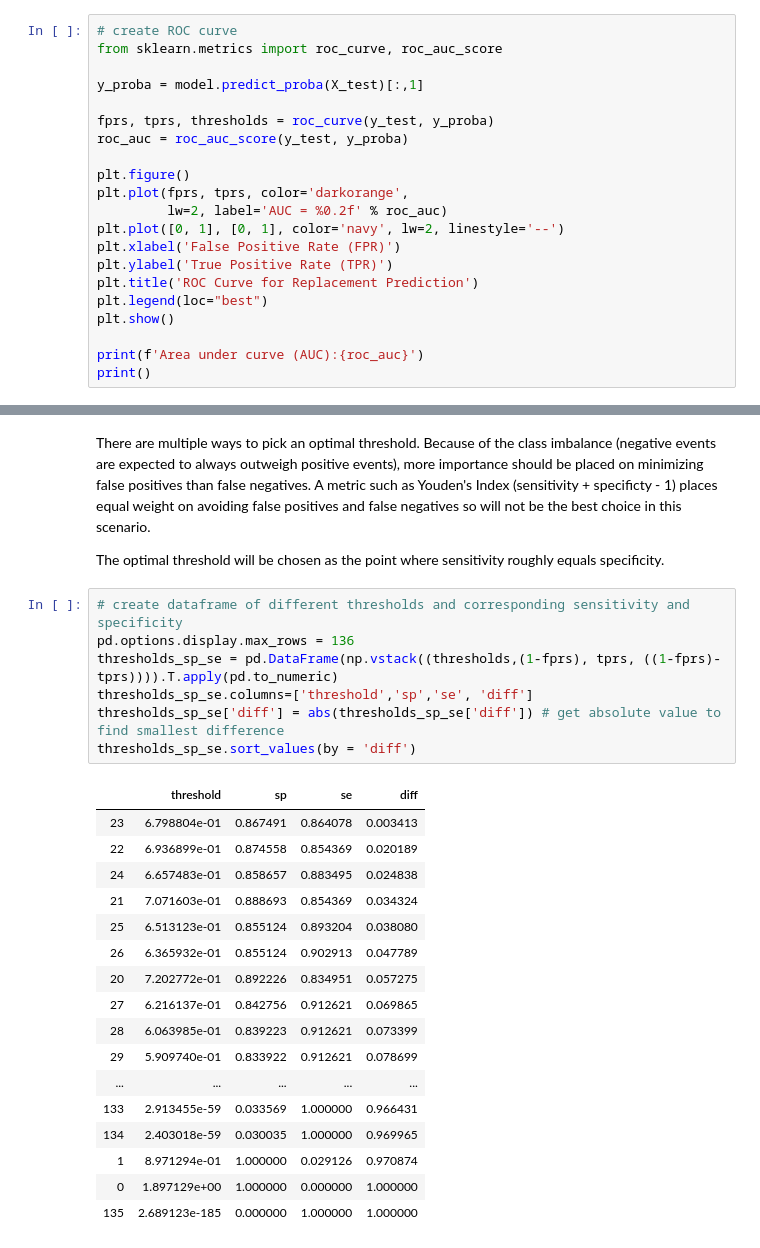
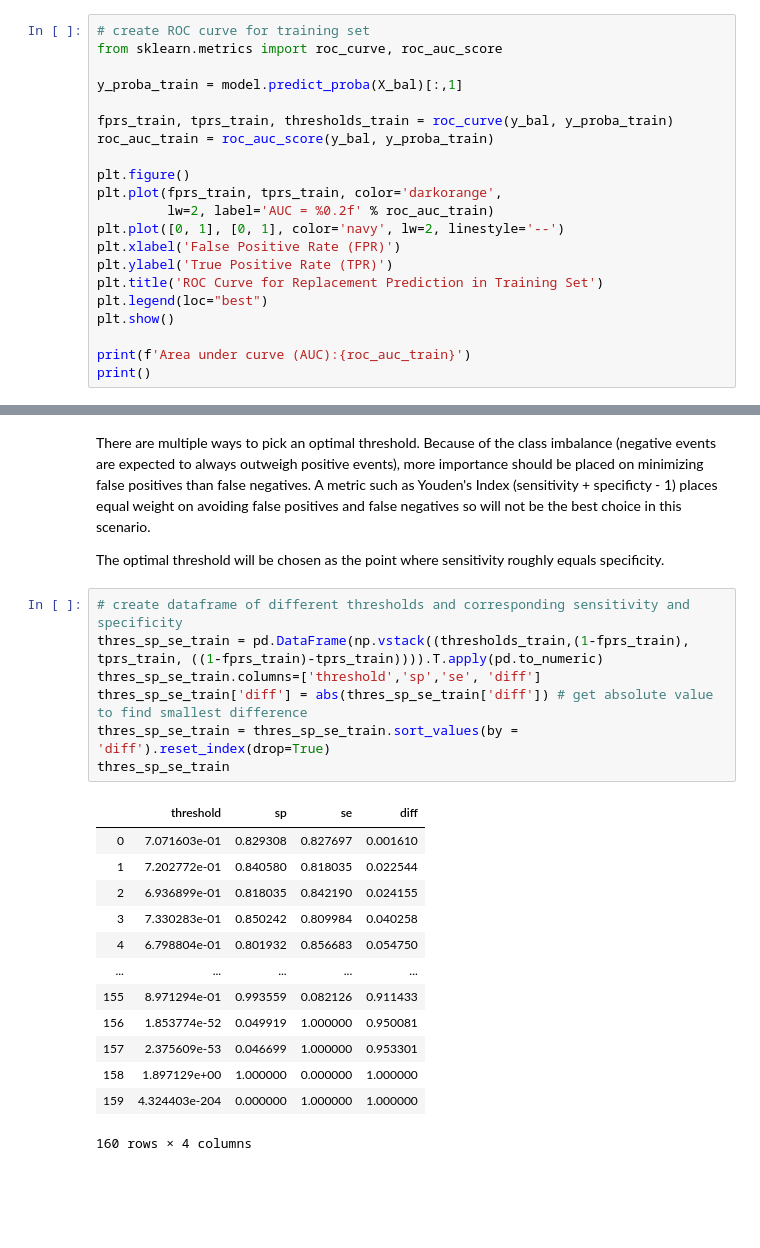
Before and after one commit to paigemcdonald10/diagnostic-test-for-behaviour, a Jupyter notebook: ROC curve analysis.ipynb, the cells around one changed output, grey strips where cells are left out. Saved outputs shown, nothing was run; the diff lists cells and outputs as text; blank space fills up the shorter version.

```diff
--- a/ROC curve analysis.ipynb
+++ b/ROC curve analysis.ipynb
@@ -291,24 +291,24 @@ Findings: Decent accuracy of 83%, low precision of 47% (proportion of model assi
 
 Let's visualize the model with a receiver operating characteristic curve
 # %%
-# create ROC curve
+# create ROC curve for training set
 from sklearn.metrics import roc_curve, roc_auc_score
 
-y_proba = model.predict_proba(X_test)[:,1]
+y_proba_train = model.predict_proba(X_bal)[:,1]
 
-fprs, tprs, thresholds = roc_curve(y_test, y_proba)
-roc_auc = roc_auc_score(y_test, y_proba)
+fprs_train, tprs_train, thresholds_train = roc_curve(y_bal, y_proba_train)
+roc_auc_train = roc_auc_score(y_bal, y_proba_train)
 
 plt.figure()
-plt.plot(fprs, tprs, color='darkorange',
-         lw=2, label='AUC = %0.2f' % roc_auc)
+plt.plot(fprs_train, tprs_train, color='darkorange',
+         lw=2, label='AUC = %0.2f' % roc_auc_train)
 plt.plot([0, 1], [0, 1], color='navy', lw=2, linestyle='--')
 plt.xlabel('False Positive Rate (FPR)')
 plt.ylabel('True Positive Rate (TPR)')
-plt.title('ROC Curve for Replacement Prediction')
+plt.title('ROC Curve for Replacement Prediction in Training Set')
 plt.legend(loc="best")
 plt.show()
 
-print(f'Area under curve (AUC):{roc_auc}')
+print(f'Area under curve (AUC):{roc_auc_train}')
 print()
 # %% [output]
@@ -320,26 +320,22 @@ There are multiple ways to pick an optimal threshold. Because of the class imbal
 The optimal threshold will be chosen as the point where sensitivity roughly equals specificity.
 # %%
 # create dataframe of different thresholds and corresponding sensitivity and specificity
-pd.options.display.max_rows = 136
-thresholds_sp_se = pd.DataFrame(np.vstack((thresholds,(1-fprs), tprs, ((1-fprs)-tprs)))).T.apply(pd.to_numeric)
-thresholds_sp_se.columns=['threshold','sp','se', 'diff']
-thresholds_sp_se['diff'] = abs(thresholds_sp_se['diff']) # get absolute value to find smallest difference
-thresholds_sp_se.sort_values(by = 'diff')
+thres_sp_se_train = pd.DataFrame(np.vstack((thresholds_train,(1-fprs_train), tprs_train, ((1-fprs_train)-tprs_train)))).T.apply(pd.to_numeric)
+thres_sp_se_train.columns=['threshold','sp','se', 'diff']
+thres_sp_se_train['diff'] = abs(thres_sp_se_train['diff']) # get absolute value to find smallest difference
+thres_sp_se_train = thres_sp_se_train.sort_values(by = 'diff').reset_index(drop=True)
+thres_sp_se_train
 # %% [output]
 |  | threshold | sp | se | diff |
-| 23 | 6.798804e-01 | 0.867491 | 0.864078 | 0.003413 |
-| 22 | 6.936899e-01 | 0.874558 | 0.854369 | 0.020189 |
-| 24 | 6.657483e-01 | 0.858657 | 0.883495 | 0.024838 |
-| 21 | 7.071603e-01 | 0.888693 | 0.854369 | 0.034324 |
-| 25 | 6.513123e-01 | 0.855124 | 0.893204 | 0.038080 |
-| 26 | 6.365932e-01 | 0.855124 | 0.902913 | 0.047789 |
-| 20 | 7.202772e-01 | 0.892226 | 0.834951 | 0.057275 |
-| 27 | 6.216137e-01 | 0.842756 | 0.912621 | 0.069865 |
-| 28 | 6.063985e-01 | 0.839223 | 0.912621 | 0.073399 |
-| 29 | 5.909740e-01 | 0.833922 | 0.912621 | 0.078699 |
+| 0 | 7.071603e-01 | 0.829308 | 0.827697 | 0.001610 |
+| 1 | 7.202772e-01 | 0.840580 | 0.818035 | 0.022544 |
+| 2 | 6.936899e-01 | 0.818035 | 0.842190 | 0.024155 |
+| 3 | 7.330283e-01 | 0.850242 | 0.809984 | 0.040258 |
+| 4 | 6.798804e-01 | 0.801932 | 0.856683 | 0.054750 |
 | ... | ... | ... | ... | ... |
-| 133 | 2.913455e-59 | 0.033569 | 1.000000 | 0.966431 |
-| 134 | 2.403018e-59 | 0.030035 | 1.000000 | 0.969965 |
-| 1 | 8.971294e-01 | 1.000000 | 0.029126 | 0.970874 |
-| 0 | 1.897129e+00 | 1.000000 | 0.000000 | 1.000000 |
-| 135 | 2.689123e-185 | 0.000000 | 1.000000 | 1.000000 |
+| 155 | 8.971294e-01 | 0.993559 | 0.082126 | 0.911433 |
+| 156 | 1.853774e-52 | 0.049919 | 1.000000 | 0.950081 |
+| 157 | 2.375609e-53 | 0.046699 | 1.000000 | 0.953301 |
+| 158 | 1.897129e+00 | 1.000000 | 0.000000 | 1.000000 |
+| 159 | 4.324403e-204 | 0.000000 | 1.000000 | 1.000000 |
+160 rows × 4 columns
```
Also changed, not shown: parts of 12 cells of this notebook.
